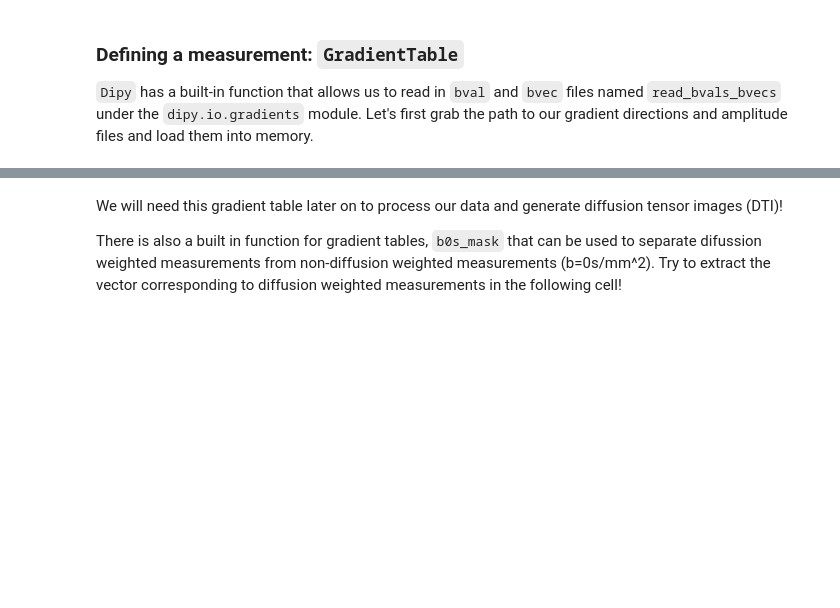
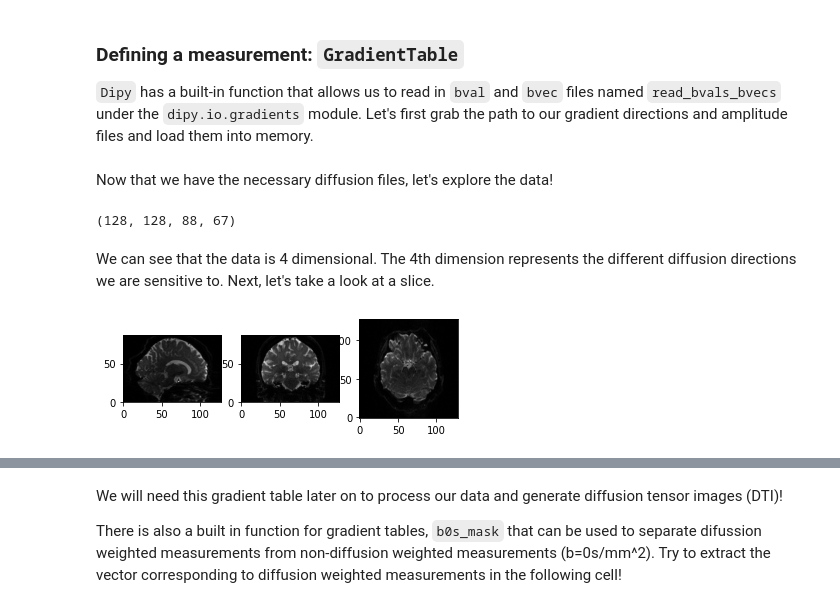
Before and after one commit to carpentries-incubator/SDC-BIDS-dMRI, a Jupyter notebook: code/introduction/solutions/introduction_solutions.ipynb, the cells around one changed output, grey strips where cells are left out. Saved outputs shown, nothing was run; the diff lists cells and outputs as text; code cells hidden in the pictures; blank space fills up the shorter version.

```diff
--- a/code/introduction/solutions/introduction_solutions.ipynb
+++ b/code/introduction/solutions/introduction_solutions.ipynb
@@ -120,3 +131,30 @@ We can install it by entering the following in a terminal `pip install dipy`. We
 # %%
 bvec = layout.get_bvec(dwi)
 bval = layout.get_bval(dwi)
+# %% [markdown]
+Now that we have the necessary diffusion files, let's explore the data!
+# %%
+import numpy as np
+import nibabel as nib
+
+from mpl_toolkits.mplot3d import Axes3D
+import matplotlib.pyplot as plt
+
+data = nib.load(dwi).get_fdata()
+data.shape
+# %% [output]
+(128, 128, 88, 67)
+# %% [markdown]
+We can see that the data is 4 dimensional. The 4th dimension represents the different diffusion directions we are sensitive to. Next, let's take a look at a slice.
+# %%
+x_slice = data[58, :, :, 0]
+y_slice = data[:, 58, :, 0]
+z_slice = data[:, :, 30, 0]
+
+slices = [x_slice, y_slice, z_slice]
+
+fig, axes = plt.subplots(1, len(slices))
+for i, slice in enumerate(slices):
+    axes[i].imshow(slice.T, cmap="gray", origin="lower")
+# %% [output]
+[figure, added]
```
Also changed, not shown: parts of 21 cells of this notebook, 1 other file.
